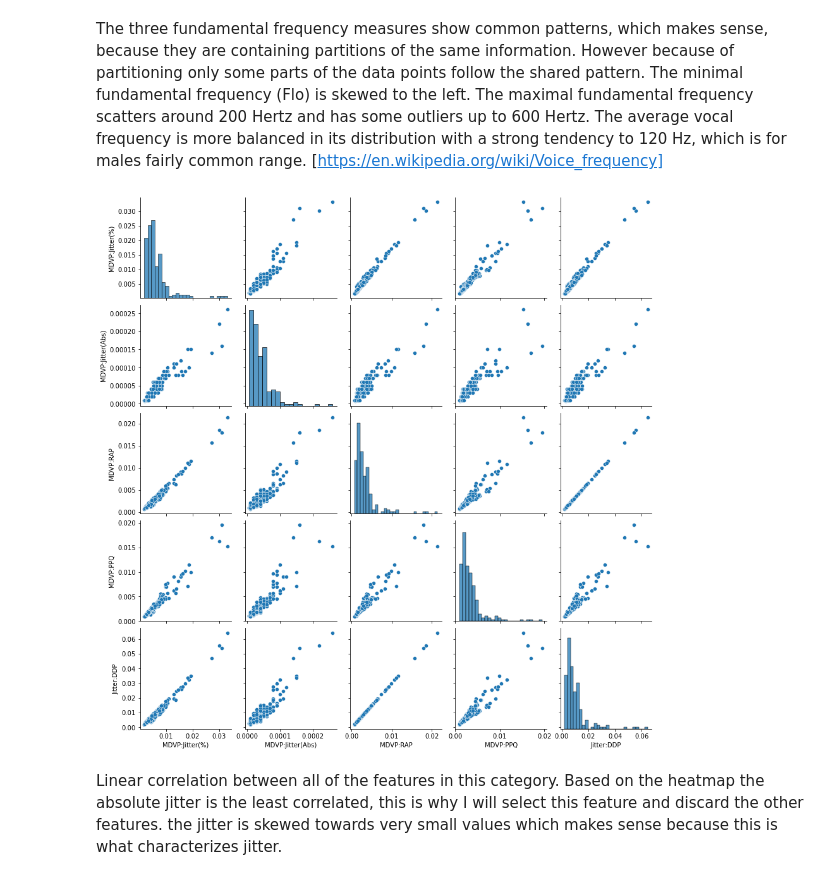
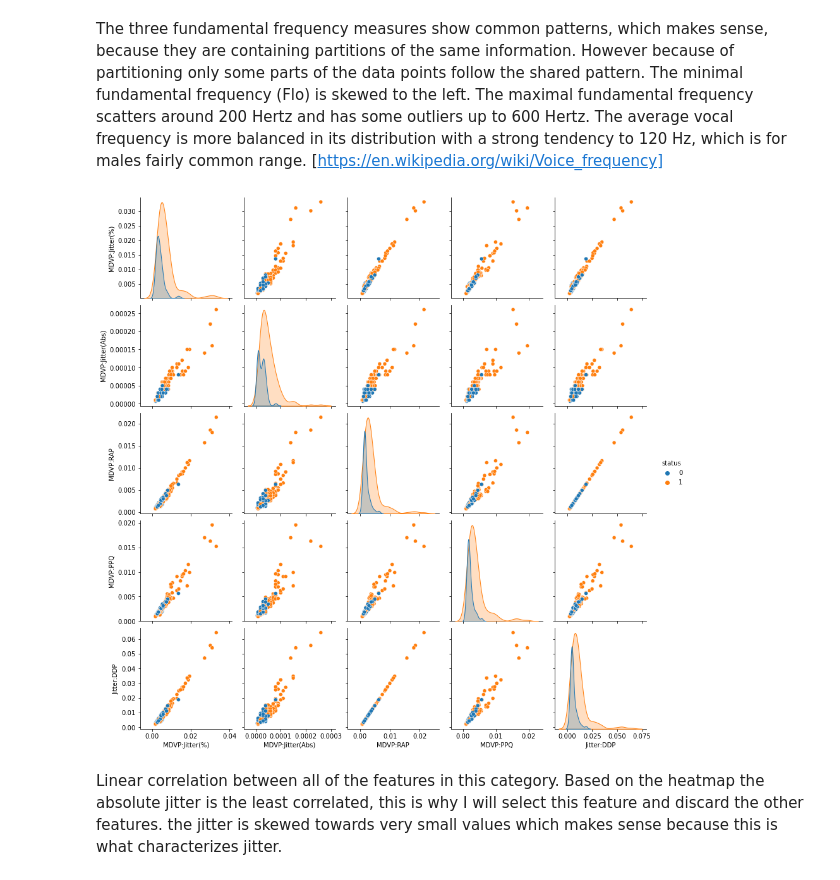
Before and after one commit to ChiaraBecht/Supervised_Machine_Learning, a Jupyter notebook: EDA_Feature_selection.ipynb, the cells around one changed output. Saved outputs shown, nothing was run; the diff lists cells and outputs as text; code cells hidden in the pictures.

```diff
--- a/EDA_Feature_selection.ipynb
+++ b/EDA_Feature_selection.ipynb
@@ -116,10 +116,10 @@ plt.show()
 The three fundamental frequency measures show common patterns, which makes sense, because they are containing partitions of the same information. However because of partitioning only some parts of the data points follow the shared pattern. The minimal fundamental frequency (Flo) is skewed to the left. The maximal fundamental frequency scatters around 200 Hertz and has some outliers up to 600 Hertz. The average vocal frequency is more balanced in its distribution with a strong tendency to 120 Hz, which is for males fairly common range. [https://en.wikipedia.org/wiki/Voice_frequency]
 # %%
 # measures of variation in fundamental frequency
-sns.pairplot(df.iloc[:, 4:9], kind="scatter")
+sns.pairplot(df,hue = 'status', vars = df.iloc[:, 4:9], kind="scatter")
 plt.show()
 # %% [output]
-[figure, old version]
+[figure, new version]
 # %% [markdown]
 Linear correlation between all of the features in this category. Based on the heatmap the absolute jitter is the least correlated, this is why I will select this feature and discard the other features. the jitter is skewed towards very small values which makes sense because this is what characterizes jitter.
 # %%
```
